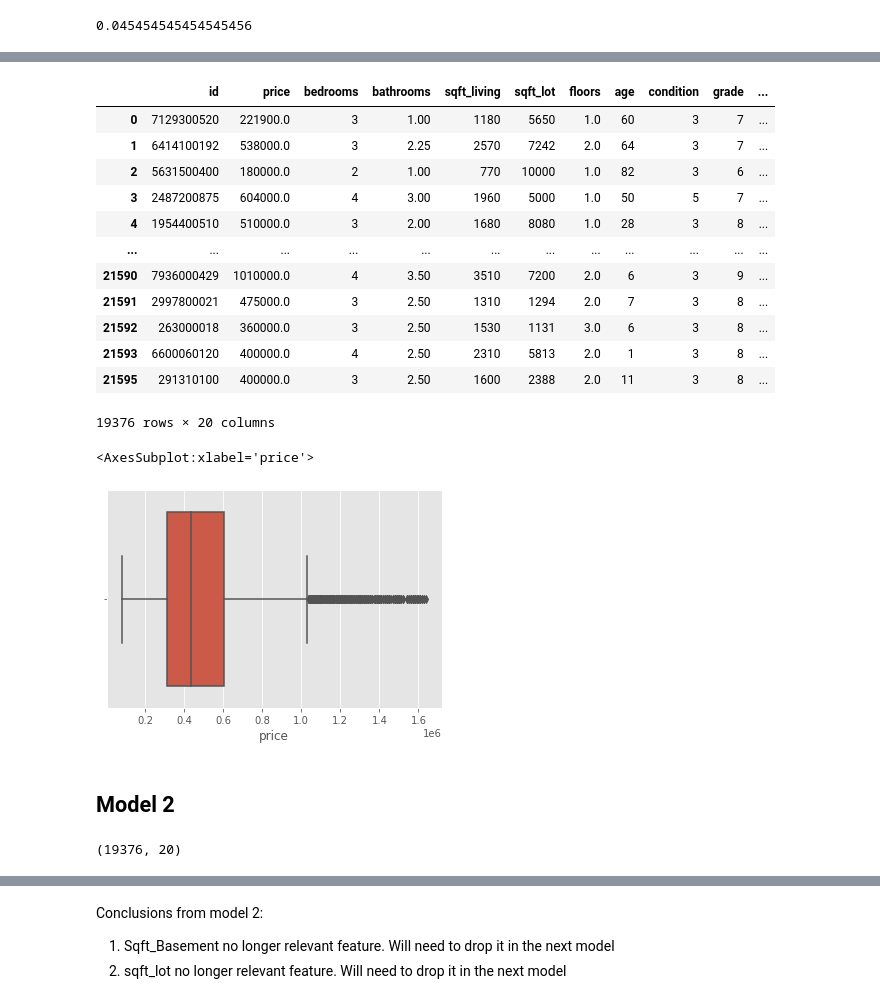
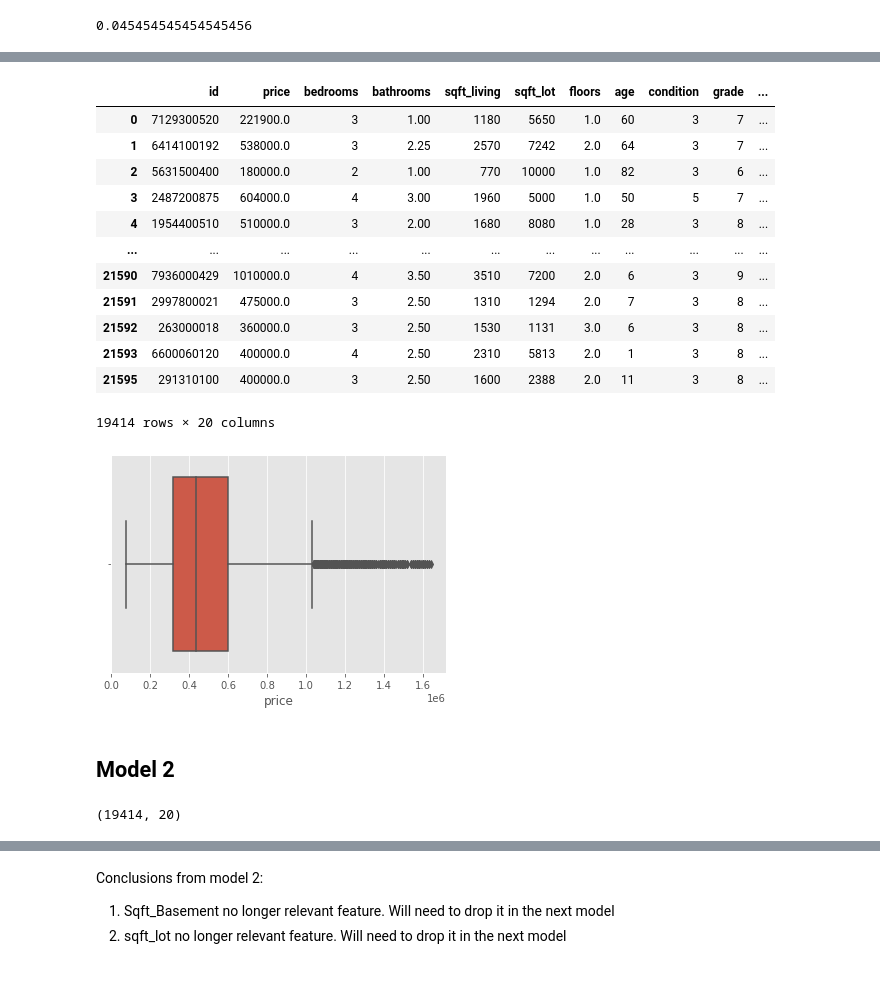
Before and after one commit to SunTzuLombardi/HomeRegression, a Jupyter notebook: HomeRegression.ipynb, the cells around one changed output, grey strips where cells are left out. Cells and saved outputs as stored; diff of their text form; code cells hidden in the pictures.

```diff
--- a/HomeRegression.ipynb
+++ b/HomeRegression.ipynb
@@ -697,4 +762,4 @@ hddf_no_out = hddf[hddf.bathrooms >= 1]
 # %%
-z = np.abs(stats.zscore(hddf_no_out))
+z = stats.zscore(hddf_no_out)
 print(z)
 # %% [output]
@@ -767,18 +826,17 @@ hddf_no_out
 | 21592 | 263000018 | 360000.0 | 3 | 2.50 | 1530 | 1131 | 3.0 | 6 | 3 | 8 | ... |
 | 21593 | 6600060120 | 400000.0 | 4 | 2.50 | 2310 | 5813 | 2.0 | 1 | 3 | 8 | ... |
 | 21595 | 291310100 | 400000.0 | 3 | 2.50 | 1600 | 2388 | 2.0 | 11 | 3 | 8 | ... |
-19376 rows × 20 columns
+19414 rows × 20 columns
 # %%
-sns.boxplot(hddf_no_out.price)
+sns.boxplot(x=hddf_no_out.price);
 # %% [output]
-<AxesSubplot:xlabel='price'>
-[figure, old version]
+[figure, new version]
 # %% [markdown]
 ## Model 2
 # %%
 hddf_no_out.shape
 # %% [output]
-(19376, 20)
+(19414, 20)
 # %%
 outcome = 'price'
 predictors = hddf_no_out.drop(columns = ['price', 'id'], axis = 1)
```
Also changed, not shown: parts of 110 cells of this notebook.
